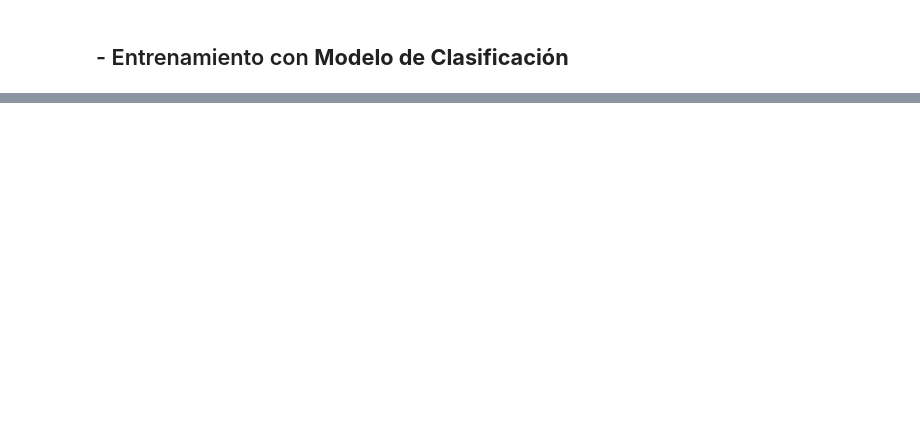
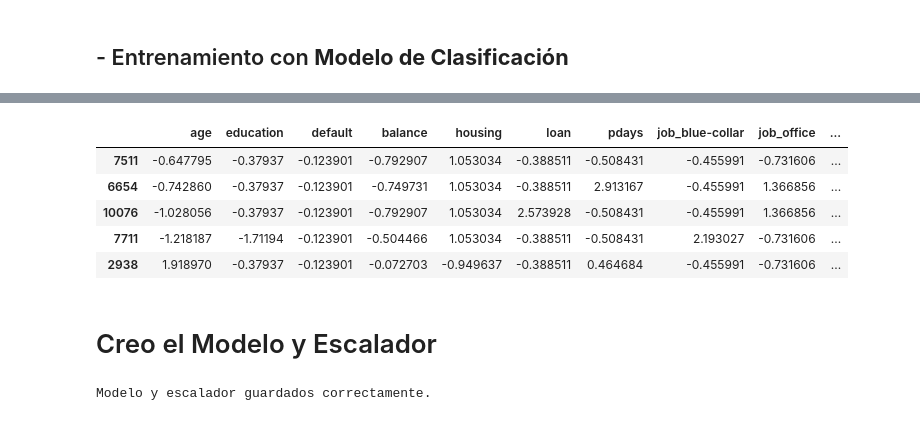
Before and after one commit to JaviDoria/Upskilling-Machine-Learning, a Jupyter notebook: Sprint 8.2.ipynb, the cells around one changed output, grey strips where cells are left out. Drawn from its saved outputs; the diff is of its cells as text; code cells hidden in the pictures; blank space fills up the shorter version.

```diff
--- a/Sprint 8.2.ipynb
+++ b/Sprint 8.2.ipynb
@@ -348,24 +385,28 @@ print(X_train)
 * Hago agrupación de categorías de 'job' antes del One Hot Encoding
 # %%
 import pandas as pd
+from sklearn.preprocessing import OneHotEncoder
 
+# Mapeo de la columna 'job'
 mapping = {
-    'management': 'office',
-    'admin.': 'office',
-    'blue-collar': 'blue-collar',
-    'technician': 'blue-collar',
-    'services': 'service',
-    'self-employed': 'self-employed',
-    'student': 'student',
-    'unemployed': 'unemployed',
-    'entrepreneur': 'self-employed',
-    'housemaid': 'service',
-    'unknown': 'other'
+                'management': 'office',
+                'blue-collar': 'blue-collar',
+                'technician': 'technician',  # Aquí la corrección
+                'admin.': 'office',
+                'services': 'service',
+                'retired': 'unemployed',
+                'self-employed': 'self-employed',
+                'student': 'student',
+                'unemployed': 'unemployed',
+                'entrepreneur': 'self-employed',
+                'housemaid': 'service',
+                'unknown': 'other'
 }
 
 # Aplicamos el mapeo a la columna 'job'
 X_train['job'] = X_train['job'].map(mapping)
 X_test['job'] = X_test['job'].map(mapping)
 
-print(df)
+# Imprimo el conteo de los valores únicos para asegurarnos de que no haya NaN
+print(X_train['job'].value_counts())
 # %% [output]
@@ -519,7 +585,0 @@ dtype: float64
-# %%
-# Elimino la columna default de los conjuntos de entrenamiento y prueba.
-encoded_X_train.drop(columns=['default'], inplace=True)
-encoded_X_test.drop(columns=['default'], inplace=True)
-
-# Verificar el resultado
-encoded_X_train.head()
@@ -757,0 +606,24 @@ Estas conclusiones pueden servir como base para desarrollar un proyecto de marke
+# %%
+encoded_X_test.head()
+# %% [output]
+|  | age | education | default | balance | housing | loan | pdays | job_blue-collar | job_office | ... |
+| 7511 | -0.647795 | -0.37937 | -0.123901 | -0.792907 | 1.053034 | -0.388511 | -0.508431 | -0.455991 | -0.731606 | ... |
+| 6654 | -0.742860 | -0.37937 | -0.123901 | -0.749731 | 1.053034 | -0.388511 | 2.913167 | -0.455991 | 1.366856 | ... |
+| 10076 | -1.028056 | -0.37937 | -0.123901 | -0.792907 | 1.053034 | 2.573928 | -0.508431 | -0.455991 | 1.366856 | ... |
+| 7711 | -1.218187 | -1.71194 | -0.123901 | -0.504466 | 1.053034 | -0.388511 | -0.508431 | 2.193027 | -0.731606 | ... |
+| 2938 | 1.918970 | -0.37937 | -0.123901 | -0.072703 | -0.949637 | -0.388511 | 0.464684 | -0.455991 | -0.731606 | ... |
+# %% [markdown]
+# Creo el Modelo y Escalador
+# %%
+import pickle
+
+# Guardar el modelo y el escalador
+with open('LogisticRegression.pkl', 'wb') as model_file:
+    pickle.dump(model, model_file)
+
+with open('scaler.pkl', 'wb') as scaler_file:
+    pickle.dump(scaler, scaler_file)
+
+print("Modelo y escalador guardados correctamente.")
+# %% [output]
+Modelo y escalador guardados correctamente.
```
Also changed, not shown: parts of 39 cells of this notebook.
